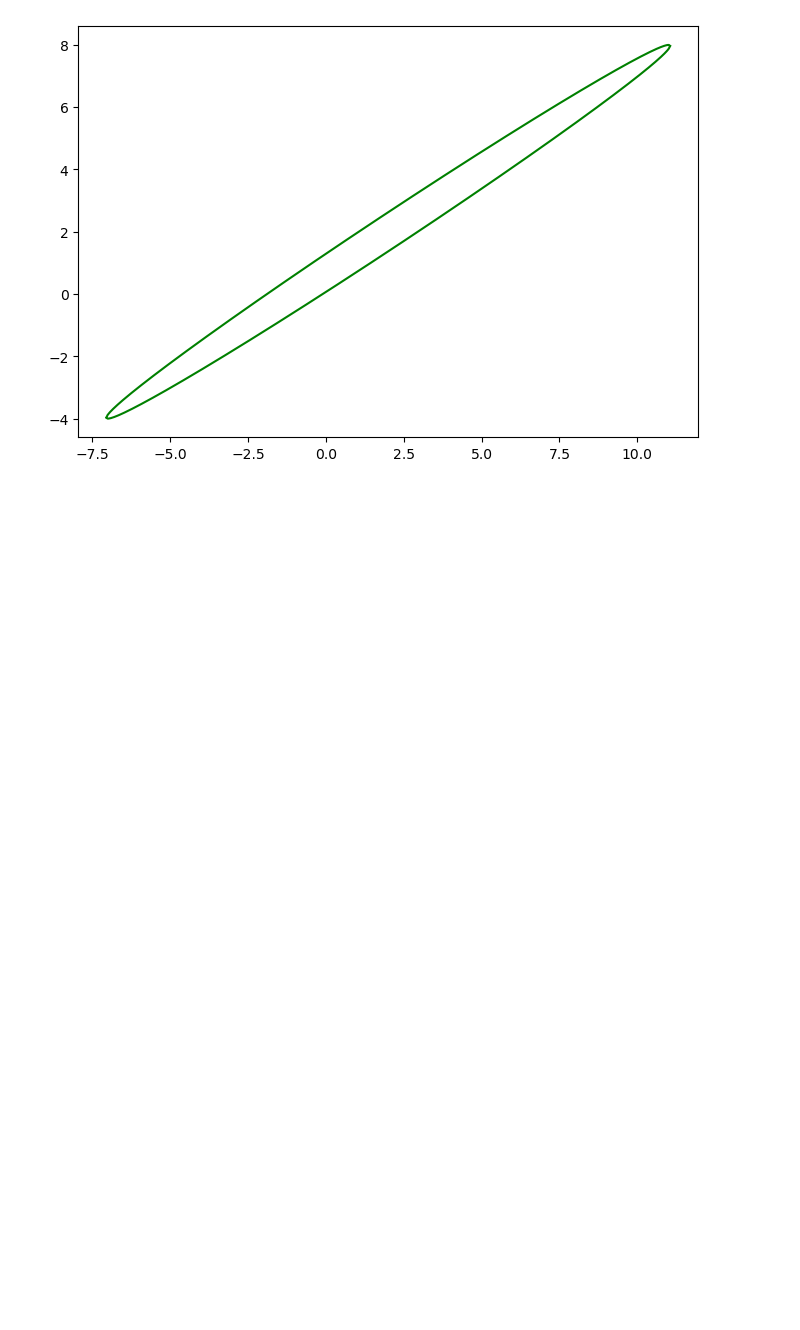
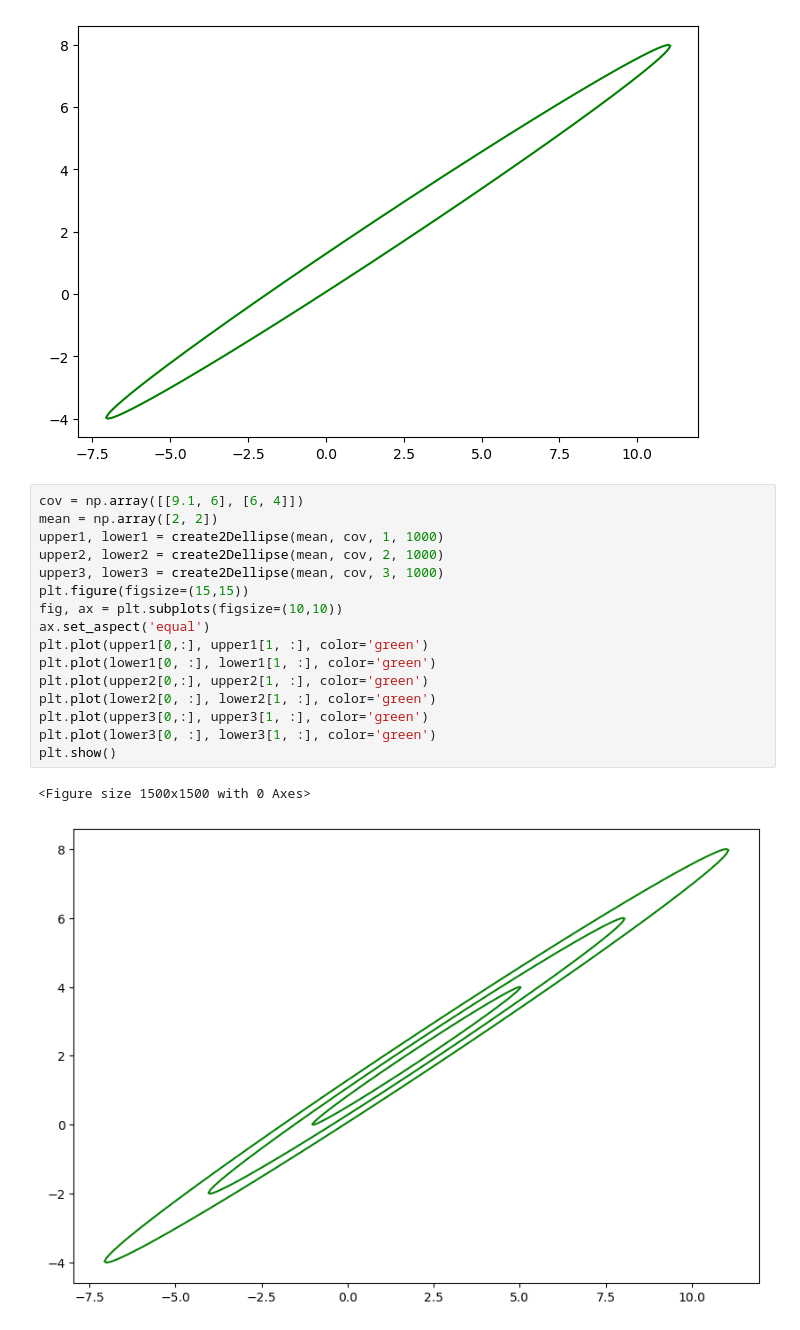
Before and after one commit to LaGrunje/PerceptionInRobotics, a Jupyter notebook: PS1/AlexanderLepinskikh_PS1.ipynb, the cells around one changed output. Cells and saved outputs as stored; diff of their text form; blank space fills up the shorter version.

```diff
--- a/PS1/AlexanderLepinskikh_PS1.ipynb
+++ b/PS1/AlexanderLepinskikh_PS1.ipynb
@@ -248,3 +293,22 @@ plot2dcov(mean, cov, 3, 1000, color='green', type='line')
 # %% [output]
 <Figure size 1000x1000 with 0 Axes>
 [figure]
+# %%
+cov = np.array([[9.1, 6], [6, 4]])
+mean = np.array([2, 2])
+upper1, lower1 = create2Dellipse(mean, cov, 1, 1000)
+upper2, lower2 = create2Dellipse(mean, cov, 2, 1000)
+upper3, lower3 = create2Dellipse(mean, cov, 3, 1000)
+plt.figure(figsize=(15,15))
+fig, ax = plt.subplots(figsize=(10,10))
+ax.set_aspect('equal')
+plt.plot(upper1[0,:], upper1[1, :], color='green')
+plt.plot(lower1[0, :], lower1[1, :], color='green')
+plt.plot(upper2[0,:], upper2[1, :], color='green')
+plt.plot(lower2[0, :], lower2[1, :], color='green')
+plt.plot(upper3[0,:], upper3[1, :], color='green')
+plt.plot(lower3[0, :], lower3[1, :], color='green')
+plt.show()
+# %% [output]
+<Figure size 1500x1500 with 0 Axes>
+[figure, added]
```
Also changed, not shown: parts of 38 cells of this notebook.
